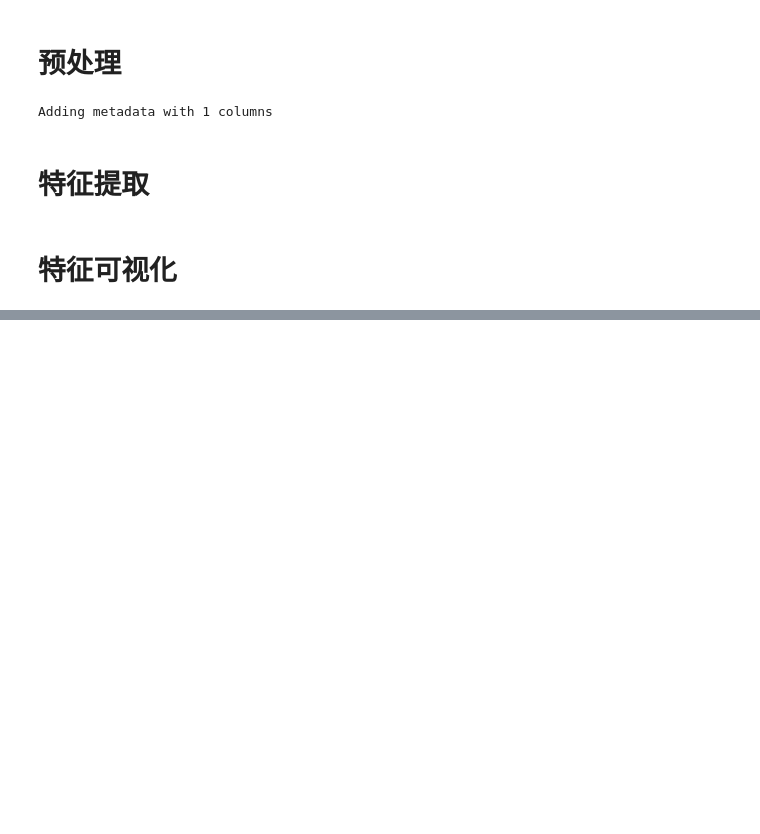
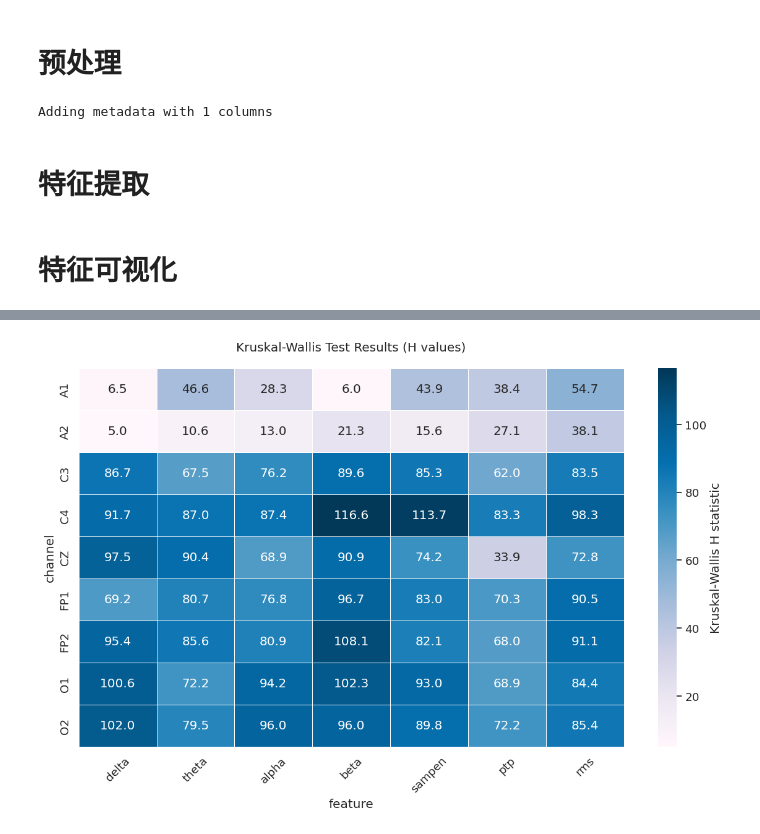
Before and after one commit to Invisiphantom/Python-Table, a Jupyter notebook: EEG/demo.ipynb, the cells around one changed output, grey strips where cells are left out. Saved outputs shown, nothing was run; the diff lists cells and outputs as text; code cells hidden in the pictures; blank space fills up the shorter version.

```diff
--- a/EEG/demo.ipynb
+++ b/EEG/demo.ipynb
@@ -144,0 +188,29 @@ plt.show()
+# %%
+from scipy.stats import kruskal
+
+# Kruskal-Wallis检验可视化
+# H值越大表示该特征在该通道对区分睡眠阶段越重要
+results = []
+for ch in raw.ch_names:
+    for feature in ["delta", "theta", "alpha", "beta", "sampen", "ptp", "rms"]:
+        groups = [features_df[(features_df["channel"] == ch) & (features_df["stage"] == s)][feature] for s in annotations["Annotation"].unique()]
+        h_stat, _ = kruskal(*groups)
+        results.append({"channel": ch, "feature": feature, "H": h_stat})
+results_df = pd.DataFrame(results)
+
+plt.figure(figsize=(12, 8))
+heatmap_data = results_df.pivot(index="channel", columns="feature", values="H")[results_df['feature'].unique()]
+sns.heatmap(
+    heatmap_data,
+    annot=True,
+    fmt=".1f",
+    cmap="PuBu",
+    linewidths=0.5,
+    cbar_kws={"label": "Kruskal-Wallis H statistic"},
+)
+plt.title("Kruskal-Wallis Test Results (H values)", pad=20)
+plt.xticks(rotation=45)
+plt.tight_layout()
+plt.show()
+# %% [output]
+[figure, added]
```
Also changed, not shown: parts of 2 cells of this notebook.
